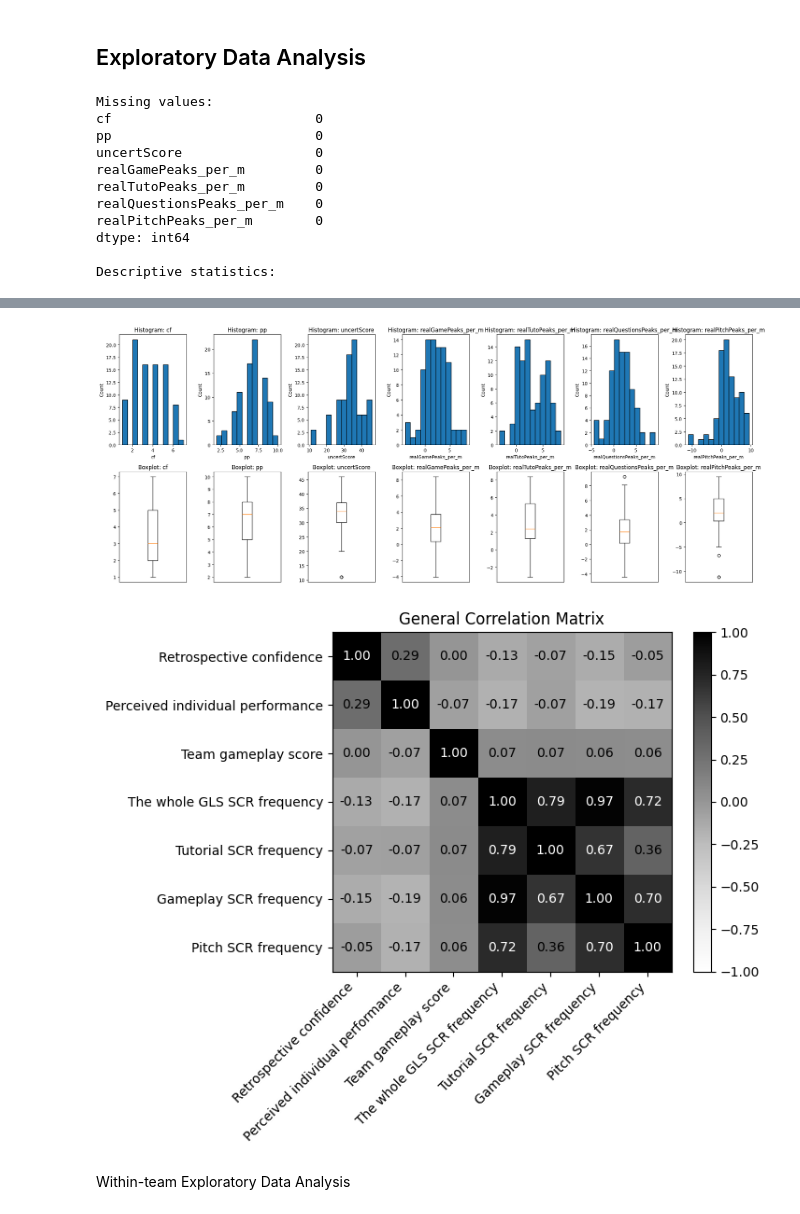
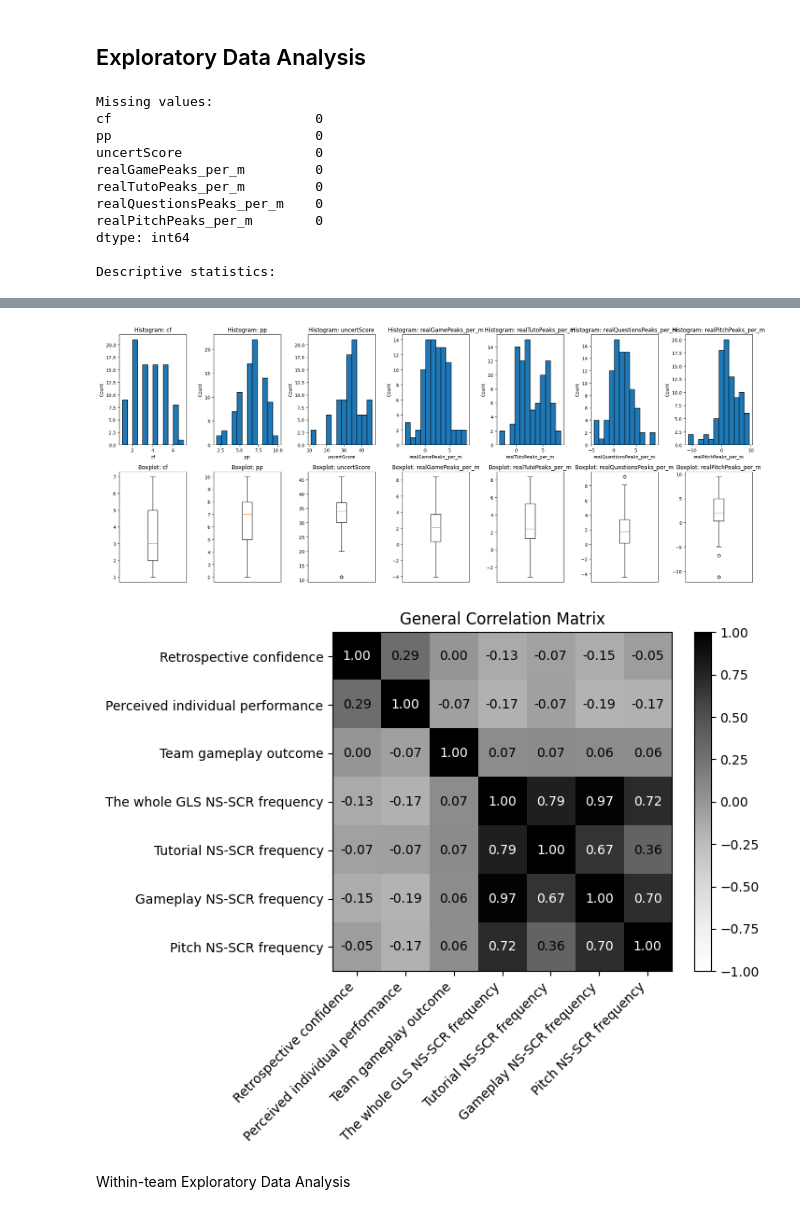
Before and after one commit to elvisortegafi/MultilevelAnalysis-RetrospectiveConfidencePerformance, a Jupyter notebook: confidence_performance_perception_uncertainty_score_SCR.ipynb, the cells around one changed output, grey strips where cells are left out. Saved outputs shown, nothing was run; the diff lists cells and outputs as text; code cells hidden in the pictures.

```diff
--- a/confidence_performance_perception_uncertainty_score_SCR.ipynb
+++ b/confidence_performance_perception_uncertainty_score_SCR.ipynb
@@ -158,6 +159,7 @@ dat_model = add_within_between(dat_model, "realTutoPeaks_per_m", "tuto")
 dat_model = add_within_between(dat_model, "realQuestionsPeaks_per_m", "questions")
 dat_model = add_within_between(dat_model, "realPitchPeaks_per_m", "pitch")
 dat_model = add_within_between(dat_model, "pp", "pp")
+dat_model = add_within_between(dat_model, "cf", "cf")
 # %% [markdown]
 ### Standarize predictor variables
 # %%
@@ -213,4 +215,19 @@ dat_model["uncertScore_z"] = (
     dat_model["uncertScore"] - dat_model["uncertScore"].mean()
 ) / dat_model["uncertScore"].std()
 
+dat_model["cf_z"] = (
+    dat_model["cf"] - dat_model["cf"].mean()
+) / dat_model["cf"].std()
+
+dat_model["cf_within_z"] = (
+    dat_model["cf_within"] - dat_model["cf_within"].mean()
+) / dat_model["cf_within"].std()
+
+dat_model["cf_between_z"] = (
+    dat_model["cf_between"] - dat_model["cf_between"].mean()
+) / dat_model["cf_between"].std()
+
 dat_model.columns.tolist()
+
+# Team-level dataset (one row per team, n = 29) for team gameplay score models
+team_model = dat_model.drop_duplicates(subset="groupID").copy()
@@ -289,21 +291,21 @@ cols = ["cf", "pp", "uncertScore", "realGamePeaks_per_m", "realTutoPeaks_per_m",
 labels = {
     "cf": "Retrospective confidence",
     "pp": "Perceived individual performance",
-    "pp_within": "Within-team PIP SCR frequency",
-    "pp_between": "Between-team PIP SCR frequency",
-    "uncertScore": "Team gameplay score",
-    "realGamePeaks_per_m": "The whole GLS SCR frequency",
-    "scr_within": "Within-team the whole GLS SCR frequency",
-    "scr_between": "Between-team the whole GLS SCR frequency",
-    "realTutoPeaks_per_m": "Tutorial SCR frequency",
-    "tuto_within": "Within-team tutorial SCR frequency",
-    "tuto_between": "Between-team tutorial SCR frequency",
-    "realQuestionsPeaks_per_m": "Gameplay SCR frequency",
-    "questions_within": "Within-team gameplay SCR frequency",
-    "questions_between": "Between-team gameplay SCR frequency",
-    "realPitchPeaks_per_m": "Pitch SCR frequency",
-    "pitch_within": "Within-team pitch SCR frequency",
-    "pitch_between": "Between-team pitch SCR frequency"
+    "pp_within": "Within-team PIP",
+    "pp_between": "Between-team PIP",
+    "uncertScore": "Team gameplay outcome",
+    "realGamePeaks_per_m": "The whole GLS NS-SCR frequency",
+    "scr_within": "Within-team the whole GLS NS-SCR frequency",
+    "scr_between": "Between-team the whole GLS NS-SCR frequency",
+    "realTutoPeaks_per_m": "Tutorial NS-SCR frequency",
+    "tuto_within": "Within-team tutorial NS-SCR frequency",
+    "tuto_between": "Between-team tutorial NS-SCR frequency",
+    "realQuestionsPeaks_per_m": "Gameplay NS-SCR frequency",
+    "questions_within": "Within-team gameplay NS-SCR frequency",
+    "questions_between": "Between-team gameplay NS-SCR frequency",
+    "realPitchPeaks_per_m": "Pitch NS-SCR frequency",
+    "pitch_within": "Within-team pitch NS-SCR frequency",
+    "pitch_between": "Between-team pitch NS-SCR frequency"
 }
 
 # Basic summary
@@ -347,34 +349,34 @@ ax.set_title("General Correlation Matrix")
 for i in range(len(cols)):
     for j in range(len(cols)):
         value = corr.iloc[i, j]
         text_color = "white" if abs(value) > 0.5 else "black"
         ax.text(j, i, f"{value:.2f}", ha="center", va="center", color=text_color)
 
 plt.colorbar(im, ax=ax, fraction=0.046, pad=0.04)
 plt.tight_layout()
 plt.show()
 # %% [output]
 Missing values:
 cf                          0
 pp                          0
 uncertScore                 0
 realGamePeaks_per_m         0
 realTutoPeaks_per_m         0
 realQuestionsPeaks_per_m    0
 realPitchPeaks_per_m        0
 dtype: int64
 
 Descriptive statistics:
 |  | count | mean | std | min | 25% | 50% | 75% | max |
 | cf | 87.0 | 3.425287 | 1.559906 | 1.000000 | 2.000000 | 3.000000 | 5.000000 | 7.000000 |
 | pp | 87.0 | 6.494253 | 1.764466 | 2.000000 | 5.000000 | 7.000000 | 8.000000 | 10.000000 |
 | uncertScore | 87.0 | 33.482759 | 7.603338 | 11.000000 | 30.000000 | 34.000000 | 37.000000 | 46.000000 |
 | realGamePeaks_per_m | 87.0 | 2.114204 | 2.406057 | -4.070671 | 0.358493 | 2.079011 | 3.722039 | 8.403172 |
 | realTutoPeaks_per_m | 87.0 | 2.989865 | 2.548684 | -3.124891 | 1.270447 | 2.378785 | 5.282077 | 8.361345 |
 | realQuestionsPeaks_per_m | 87.0 | 1.800861 | 2.490374 | -4.446577 | 0.189259 | 1.723939 | 3.370871 | 9.234457 |
 | realPitchPeaks_per_m | 87.0 | 2.272550 | 3.905028 | -11.221374 | 0.346963 | 2.019637 | 4.973874 | 9.502378 |
 [figure]
-[figure, old version]
+[figure, new version]
 # %%
 eda_df = dat_model.copy()
 
```
Also changed, not shown: parts of 29 cells of this notebook, 1 other file.
